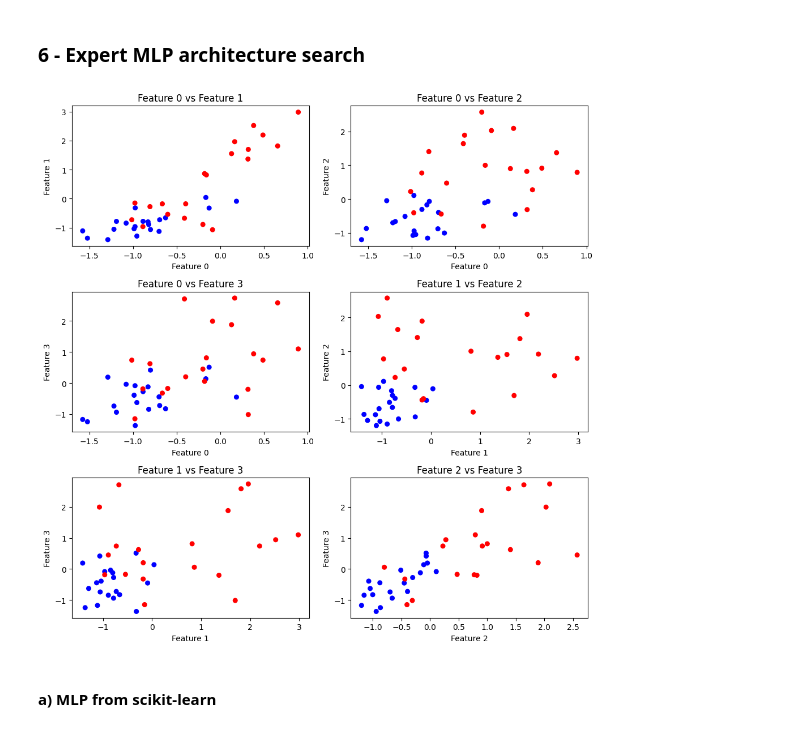
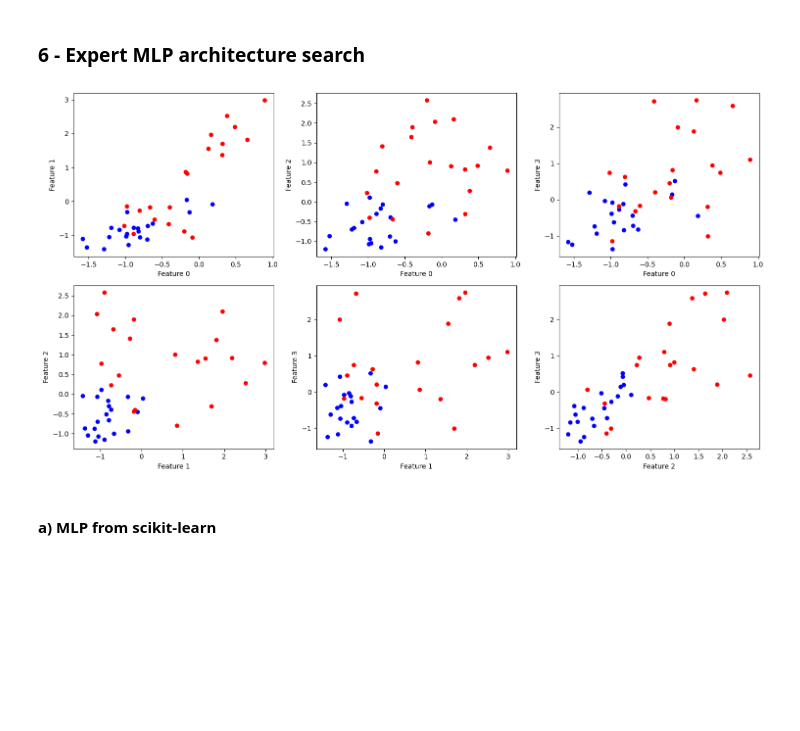
Before and after one commit to clementgilli/Cardiac-Pathology-Prediction, a Jupyter notebook: worksheet.ipynb, the cells around one changed output. Saved outputs shown, nothing was run; the diff lists cells and outputs as text; code cells hidden in the pictures; blank space fills up the shorter version.

```diff
--- a/worksheet.ipynb
+++ b/worksheet.ipynb
@@ -181,22 +226,22 @@ mask = (y == 1) | (y == 2)
 X_expert = X[mask][:, 16:20].astype(np.float32)
 y_expert = y[mask].astype(np.int64)
 # %%
-fig, ax = plt.subplots(3, 2, figsize=(10, 10))
+fig, ax = plt.subplots(2, 3, figsize=(15, 8))
 inds = [(0, 1), (0, 2), (0, 3), (1, 2), (1, 3), (2, 3)]
 for i,axx in enumerate(ax.flatten()):
     if i >= len(inds):
         break
     ind1, ind2 = inds[i]
-    axx.set_title(f"Feature {ind1} vs Feature {ind2}")
+    #axx.set_title(f"Feature {ind1} vs Feature {ind2}")
     #sns.kdeplot(x=X_expert[:, ind1], y=X_expert[:, ind2], hue=y_expert, fill=True, ax=axx, levels=20)
     axx.scatter(X_expert[:, ind1], X_expert[:, ind2], c=y_expert, s=30, cmap=matplotlib.colors.ListedColormap(['red', 'blue']))
 
     axx.set_xlabel(f"Feature {ind1}")
     axx.set_ylabel(f"Feature {ind2}")
 
 plt.tight_layout()
 # %% [output]
-[figure, old version]
+[figure, new version]
 # %% [markdown]
 #### a) MLP from scikit-learn
 # %%
```
Also changed, not shown: parts of 5 cells of this notebook.
